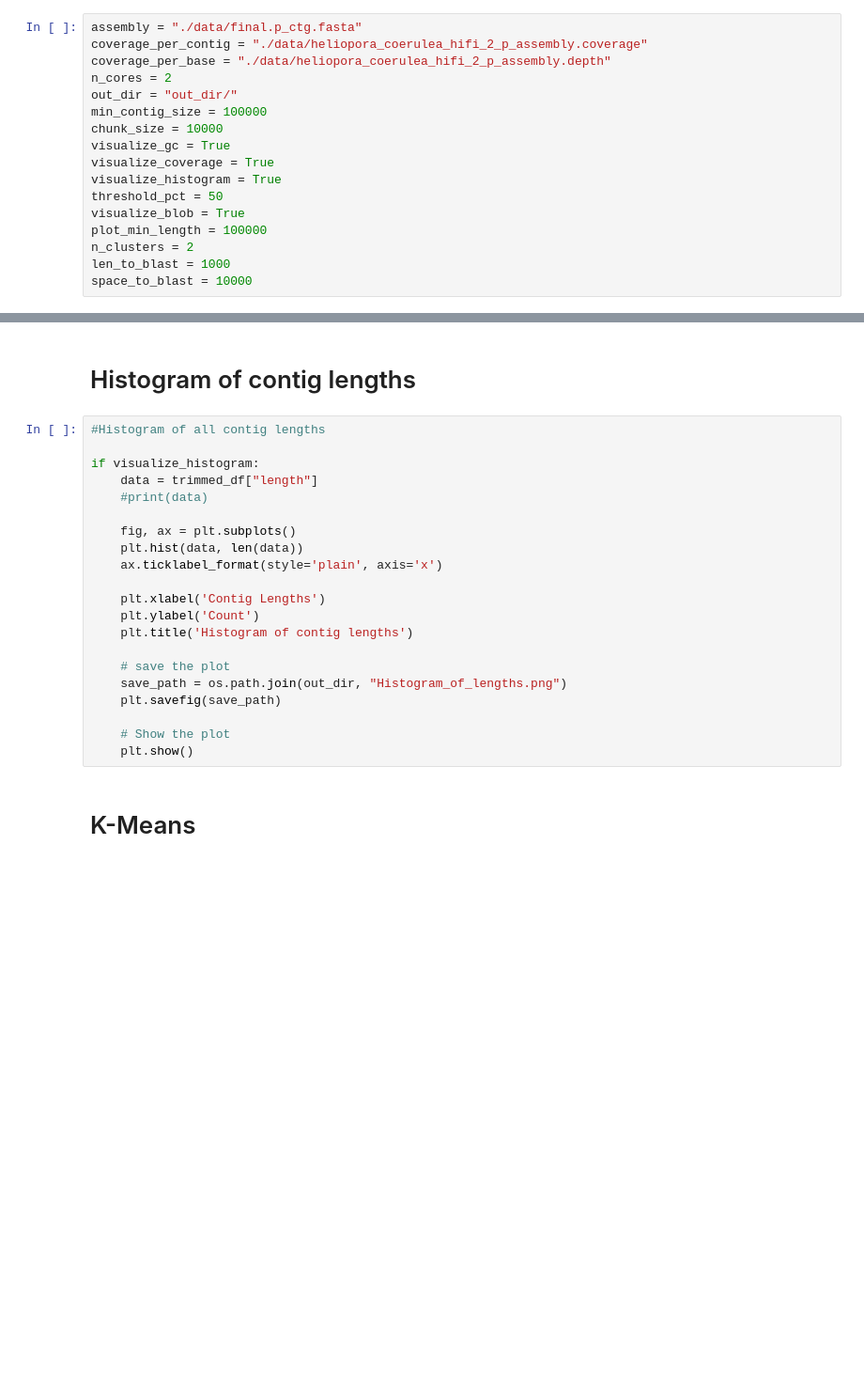
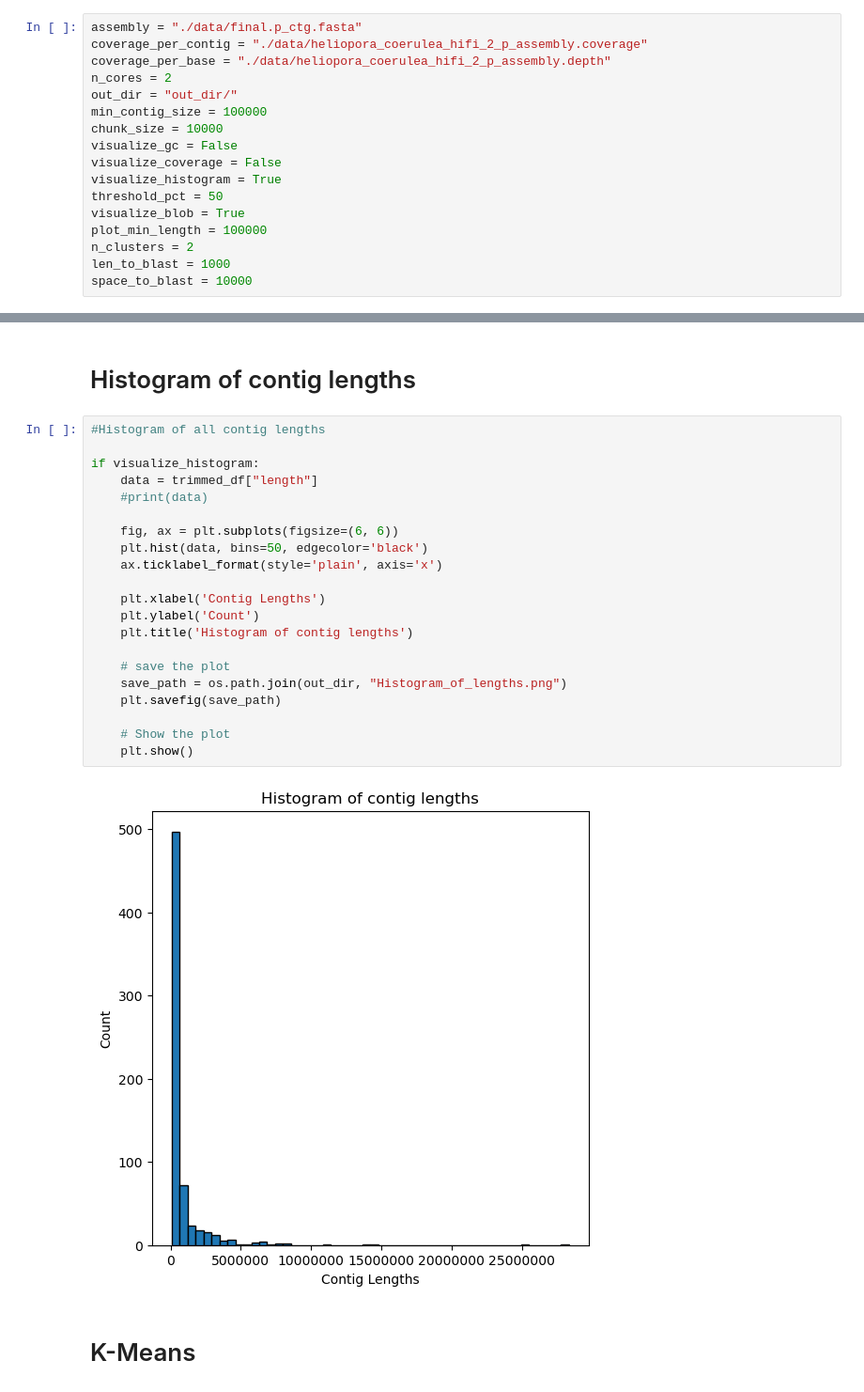
Before and after one commit to AlexanderFastner/Heliopora_coerulea_Processing, a Jupyter notebook: gc_vs_coverage.ipynb, the cells around one changed output, grey strips where cells are left out. Shown at 94% size. Drawn from its saved outputs; the diff is of its cells as text; blank space fills up the shorter version.

```diff
--- a/gc_vs_coverage.ipynb
+++ b/gc_vs_coverage.ipynb
@@ -55,8 +55,8 @@ n_cores = 2
 out_dir = "out_dir/"
 min_contig_size = 100000
 chunk_size = 10000
-visualize_gc = True
-visualize_coverage = True
+visualize_gc = False
+visualize_coverage = False
 visualize_histogram = True
 threshold_pct = 50
 visualize_blob = True
@@ -532,24 +508,26 @@ else :
 # %%
 #Histogram of all contig lengths
 
 if visualize_histogram:
     data = trimmed_df["length"]
     #print(data)
 
-    fig, ax = plt.subplots()
-    plt.hist(data, len(data))
+    fig, ax = plt.subplots(figsize=(6, 6))
+    plt.hist(data, bins=50, edgecolor='black')
     ax.ticklabel_format(style='plain', axis='x')
 
     plt.xlabel('Contig Lengths')
     plt.ylabel('Count')
     plt.title('Histogram of contig lengths')
 
     # save the plot
     save_path = os.path.join(out_dir, "Histogram_of_lengths.png")
     plt.savefig(save_path)
 
     # Show the plot
     plt.show()
+# %% [output]
+[figure, added]
 # %% [markdown]
 # K-Means
 # %%
```
Also changed, not shown: parts of 12 cells of this notebook, 1 other file.
